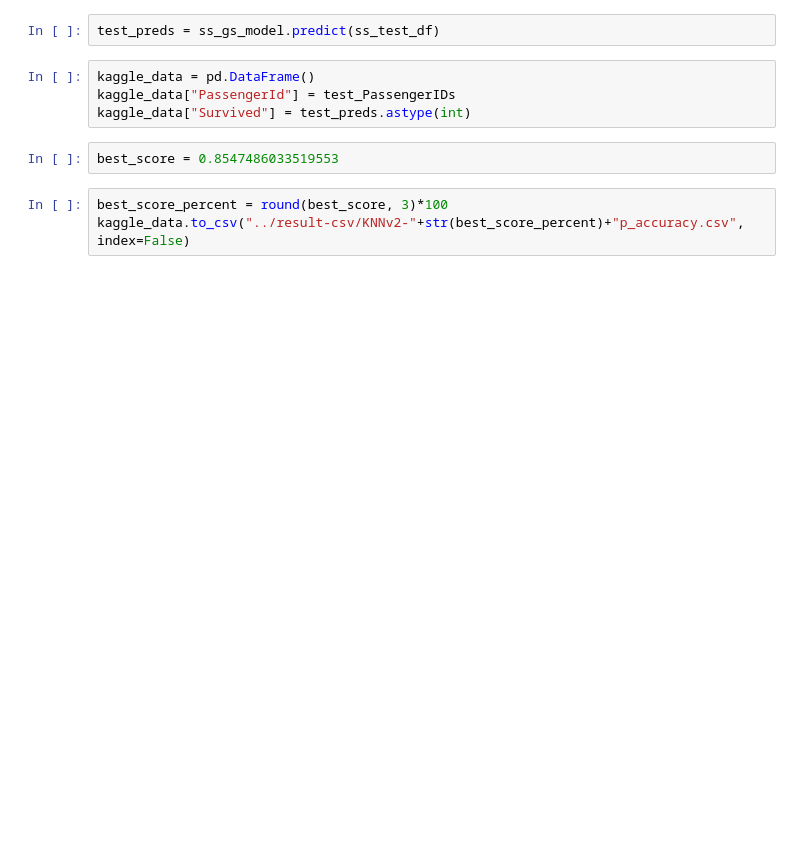
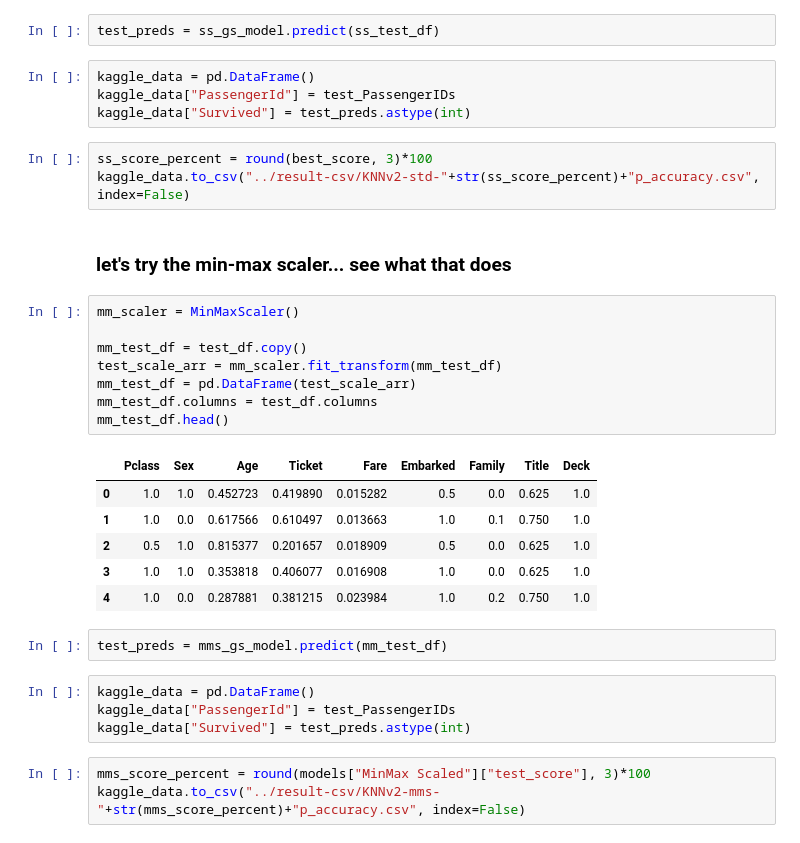
Before and after one commit to dray-the-sea/kaggle-titanic, a Jupyter notebook: notebooks/train-model-KNN-v2.ipynb, the cells around one changed output. Cells and saved outputs as stored; diff of their text form; blank space fills up the shorter version.

Commit message:
3rd round of KNN experiments

```diff
--- a/notebooks/train-model-KNN-v2.ipynb
+++ b/notebooks/train-model-KNN-v2.ipynb
@@ -395,8 +422,32 @@ test_preds = ss_gs_model.predict(ss_test_df)
 kaggle_data = pd.DataFrame()
 kaggle_data["PassengerId"] = test_PassengerIDs
 kaggle_data["Survived"] = test_preds.astype(int)
-# %%
-best_score = 0.8547486033519553
 # %%
-best_score_percent = round(best_score, 3)*100
-kaggle_data.to_csv("../result-csv/KNNv2-"+str(best_score_percent)+"p_accuracy.csv", index=False)
+ss_score_percent = round(best_score, 3)*100
+kaggle_data.to_csv("../result-csv/KNNv2-std-"+str(ss_score_percent)+"p_accuracy.csv", index=False)
+# %% [markdown]
+### let's try the min-max scaler... see what that does
+# %%
+mm_scaler = MinMaxScaler()
+
+mm_test_df = test_df.copy()
+test_scale_arr = mm_scaler.fit_transform(mm_test_df)
+mm_test_df = pd.DataFrame(test_scale_arr)
+mm_test_df.columns = test_df.columns
+mm_test_df.head()
+# %% [output]
+|  | Pclass | Sex | Age | Ticket | Fare | Embarked | Family | Title | Deck |
+| 0 | 1.0 | 1.0 | 0.452723 | 0.419890 | 0.015282 | 0.5 | 0.0 | 0.625 | 1.0 |
+| 1 | 1.0 | 0.0 | 0.617566 | 0.610497 | 0.013663 | 1.0 | 0.1 | 0.750 | 1.0 |
+| 2 | 0.5 | 1.0 | 0.815377 | 0.201657 | 0.018909 | 0.5 | 0.0 | 0.625 | 1.0 |
+| 3 | 1.0 | 1.0 | 0.353818 | 0.406077 | 0.016908 | 1.0 | 0.0 | 0.625 | 1.0 |
+| 4 | 1.0 | 0.0 | 0.287881 | 0.381215 | 0.023984 | 1.0 | 0.2 | 0.750 | 1.0 |
+# %%
+test_preds = mms_gs_model.predict(mm_test_df)
+# %%
+kaggle_data = pd.DataFrame()
+kaggle_data["PassengerId"] = test_PassengerIDs
+kaggle_data["Survived"] = test_preds.astype(int)
+# %%
+mms_score_percent = round(models["MinMax Scaled"]["test_score"], 3)*100
+kaggle_data.to_csv("../result-csv/KNNv2-mms-"+str(mms_score_percent)+"p_accuracy.csv", index=False)
```
Also changed, not shown: parts of 11 cells of this notebook, 6 other files.
